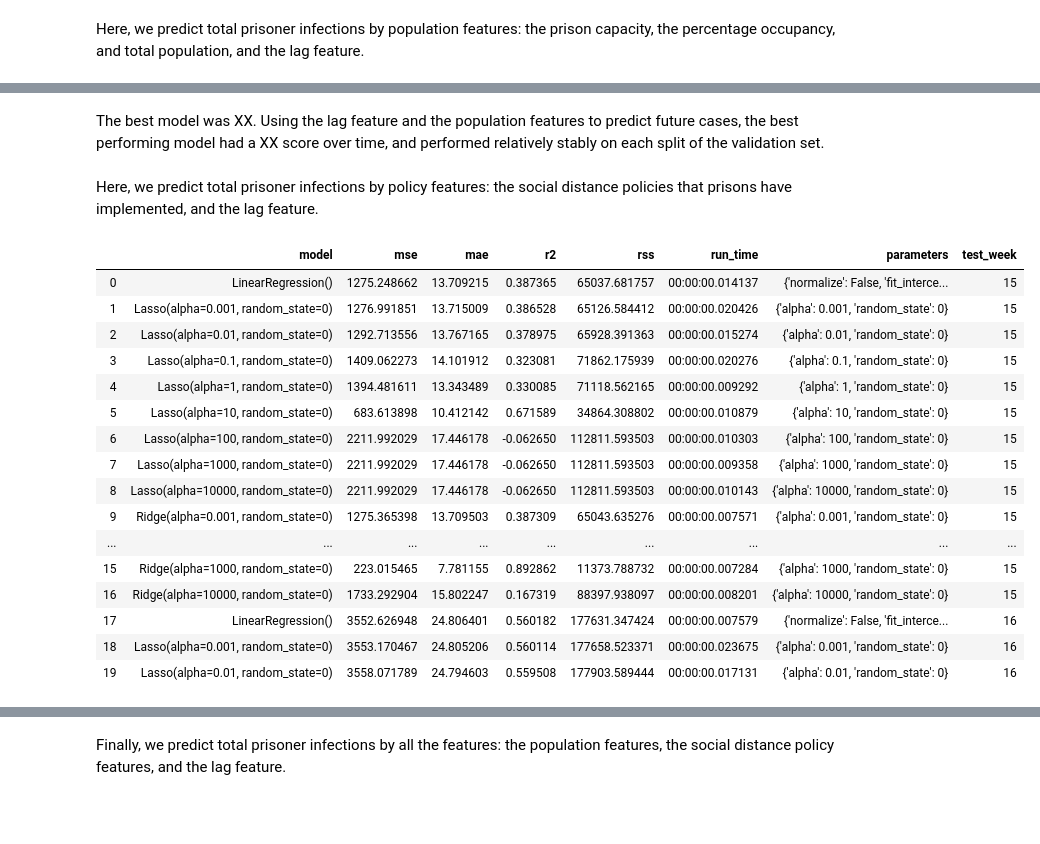
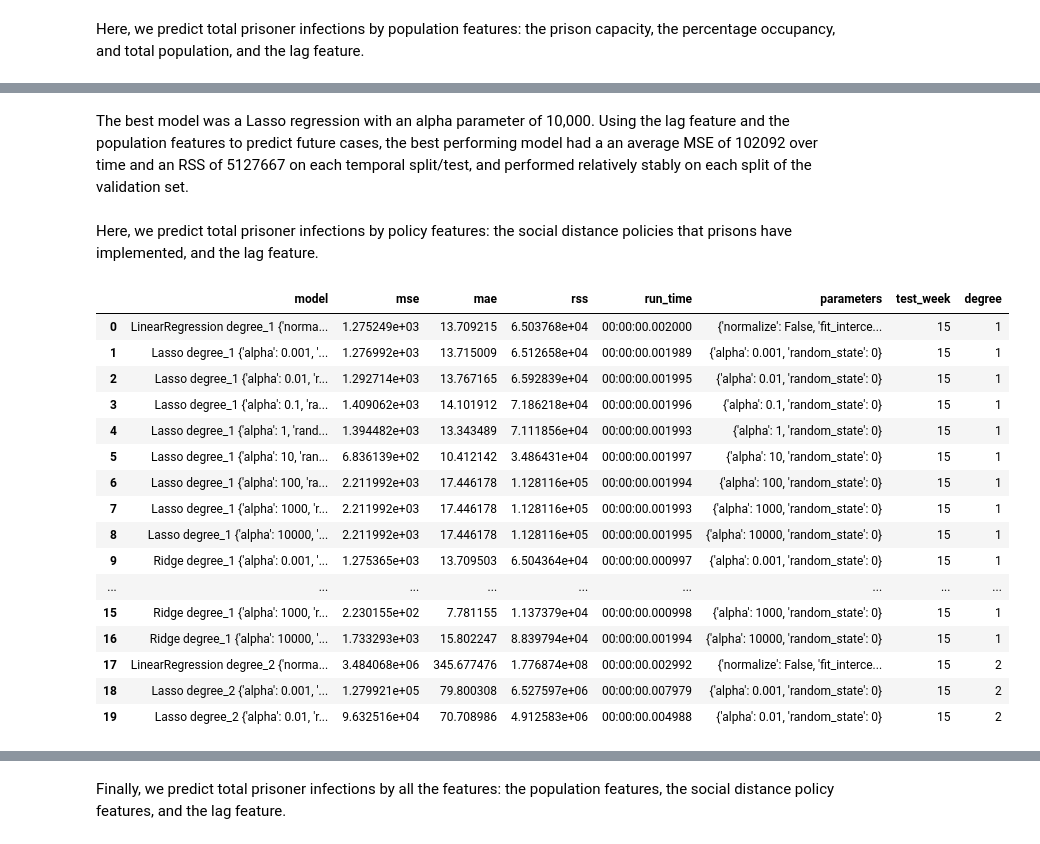
Before and after one commit to christi-liongson/covid_decarceration, a Jupyter notebook: analysis/prison_data_processing.ipynb, the cells around one changed output, grey strips where cells are left out. Saved outputs shown, nothing was run; the diff lists cells and outputs as text; code cells hidden in the pictures; blank space fills up the shorter version.

```diff
--- a/analysis/prison_data_processing.ipynb
+++ b/analysis/prison_data_processing.ipynb
@@ -684,7 +689,7 @@ def evaluate_model(test_df, target, predictions, verbose=True):
 
     return eval_metrics
 # %%
-def cross_validate(temporal_splits, features, target, models, grid):
+def cross_validate(temporal_splits, features, target, degrees, models, grid):
     '''
     Runs a temporal cross validation process. For each temporal split in the
     data, run a grid search to find the best model.
@@ -696,15 +701,16 @@ def cross_validate(temporal_splits, features, target, models, grid):
                             temporal cv validation set)
         - features: (lst) a list of features used to predict the target
         - target: (str) the target we are trying to predict
+        - degrees: (lst) the degrees of different polynomial basis expansions
         - models: (dict) a dictionary containing the models we will be using
                    to predict the target
         - grid: (dict) a dictionary containing the various combinations of
                  parameters will be be running for each model
 
     Returns:
-        - cv_eval: (pandas df) a dataframe containing the results of the temporal
-                    cross validation: the performance of each model on each time
-                    split across a number of metrics
+        - cv_df: (pandas df) a dataframe containing the results of the temporal
+                  cross validation: the performance of each model on each time
+                  split across a number of metrics
     '''
     cv_eval = []
 
@@ -713,13 +719,24 @@ def cross_validate(temporal_splits, features, target, models, grid):
         test = cv['test']
         test_week = cv['test_week']
 
-        model_perf = run_grid_search(train, test, test_week, features, target,
-                                     models, grid)
-        cv_eval.append(model_perf)
-    cv_df = pd.concat(cv_eval).astype(dtype={'mse': float, 'mae': float, 'r2': float, 'rss': float})
+        for deg in degrees:
+            poly = PolynomialFeatures(degree=deg)
+            X_train = poly.fit_transform(train[features].copy())
+            y_train = train[target].copy()
+            X_test = poly.fit_transform(test[features].copy())
+            y_test = test[target].copy()
+
+            model_perf = run_grid_search(X_train, y_train, X_test, y_test, test_week, deg,
+                                    models, grid)
+            cv_eval.append(model_perf)
+
+    cv_df = pd.concat(cv_eval).astype(dtype={'mse': float, 'mae': float, 'rss': float})
 
     cv_df.reset_index(inplace=True)
-    cv_df.rename(columns={"index": "model"}, inplace=True)
+    cv_df.rename(columns={'index': 'model'}, inplace=True)
+    cv_df['model'] = cv_df['model'].str.extract(r"(\w+)\(")[0] + " " + \
+                                    "degree_" + cv_df['degree'] + " " + \
+                                    cv_df["parameters"].astype(str)
 
     return cv_df
 # %% [markdown]
@@ -727,6 +744,7 @@ def cross_validate(temporal_splits, features, target, models, grid):
 
 Note, in doing so, we lose the first week of data - we have no data on cases before the first week in our dataset.
 # %%
+degrees = [1, 2, 3]
 naive_features = ['lag_prisoner_cases']
 target = 'total_prisoner_cases'
 # %%
@@ -836,30 +892,30 @@ graph_cv_scores(pop_cv_df, accuracy_metrics, 'model', 'Accuracy Scores')
 # %% [markdown]
-The best model was XX. Using the lag feature and the population features to predict future cases, the best performing model had a XX score over time, and performed relatively stably on each split of the validation set.
+The best model was a Lasso regression with an alpha parameter of 10,000. Using the lag feature and the population features to predict future cases, the best performing model had a an average MSE of 102092 over time and an RSS of 5127667 on each temporal split/test, and performed relatively stably on each split of the validation set.
 # %%
 ## Rerun the best model and look at coefficients to determine feature importance
 # %% [markdown]
 Here, we predict total prisoner infections by policy features: the social distance policies that prisons have implemented, and the lag feature.
 # %%
-policy_cv_df = cross_validate(train_cv_splits, policy_features, target, MODELS, GRID)
+policy_cv_df = cross_validate(train_cv_splits, policy_features, target, degrees, MODELS, GRID)
 policy_cv_df.head(20)
 # %% [output]
-|  | model | mse | mae | r2 | rss | run_time | parameters | test_week |
-| 0 | LinearRegression() | 1275.248662 | 13.709215 | 0.387365 | 65037.681757 | 00:00:00.014137 | {'normalize': False, 'fit_interce... | 15 |
-| 1 | Lasso(alpha=0.001, random_state=0) | 1276.991851 | 13.715009 | 0.386528 | 65126.584412 | 00:00:00.020426 | {'alpha': 0.001, 'random_state': 0} | 15 |
-| 2 | Lasso(alpha=0.01, random_state=0) | 1292.713556 | 13.767165 | 0.378975 | 65928.391363 | 00:00:00.015274 | {'alpha': 0.01, 'random_state': 0} | 15 |
-| 3 | Lasso(alpha=0.1, random_state=0) | 1409.062273 | 14.101912 | 0.323081 | 71862.175939 | 00:00:00.020276 | {'alpha': 0.1, 'random_state': 0} | 15 |
-| 4 | Lasso(alpha=1, random_state=0) | 1394.481611 | 13.343489 | 0.330085 | 71118.562165 | 00:00:00.009292 | {'alpha': 1, 'random_state': 0} | 15 |
-| 5 | Lasso(alpha=10, random_state=0) | 683.613898 | 10.412142 | 0.671589 | 34864.308802 | 00:00:00.010879 | {'alpha': 10, 'random_state': 0} | 15 |
-| 6 | Lasso(alpha=100, random_state=0) | 2211.992029 | 17.446178 | -0.062650 | 112811.593503 | 00:00:00.010303 | {'alpha': 100, 'random_state': 0} | 15 |
-| 7 | Lasso(alpha=1000, random_state=0) | 2211.992029 | 17.446178 | -0.062650 | 112811.593503 | 00:00:00.009358 | {'alpha': 1000, 'random_state': 0} | 15 |
-| 8 | Lasso(alpha=10000, random_state=0) | 2211.992029 | 17.446178 | -0.062650 | 112811.593503 | 00:00:00.010143 | {'alpha': 10000, 'random_state': 0} | 15 |
-| 9 | Ridge(alpha=0.001, random_state=0) | 1275.365398 | 13.709503 | 0.387309 | 65043.635276 | 00:00:00.007571 | {'alpha': 0.001, 'random_state': 0} | 15 |
+|  | model | mse | mae | rss | run_time | parameters | test_week | degree |
+| 0 | LinearRegression degree_1 {'norma... | 1.275249e+03 | 13.709215 | 6.503768e+04 | 00:00:00.002000 | {'normalize': False, 'fit_interce... | 15 | 1 |
+| 1 | Lasso degree_1 {'alpha': 0.001, '... | 1.276992e+03 | 13.715009 | 6.512658e+04 | 00:00:00.001989 | {'alpha': 0.001, 'random_state': 0} | 15 | 1 |
+| 2 | Lasso degree_1 {'alpha': 0.01, 'r... | 1.292714e+03 | 13.767165 | 6.592839e+04 | 00:00:00.001995 | {'alpha': 0.01, 'random_state': 0} | 15 | 1 |
+| 3 | Lasso degree_1 {'alpha': 0.1, 'ra... | 1.409062e+03 | 14.101912 | 7.186218e+04 | 00:00:00.001996 | {'alpha': 0.1, 'random_state': 0} | 15 | 1 |
+| 4 | Lasso degree_1 {'alpha': 1, 'rand... | 1.394482e+03 | 13.343489 | 7.111856e+04 | 00:00:00.001993 | {'alpha': 1, 'random_state': 0} | 15 | 1 |
+| 5 | Lasso degree_1 {'alpha': 10, 'ran... | 6.836139e+02 | 10.412142 | 3.486431e+04 | 00:00:00.001997 | {'alpha': 10, 'random_state': 0} | 15 | 1 |
+| 6 | Lasso degree_1 {'alpha': 100, 'ra... | 2.211992e+03 | 17.446178 | 1.128116e+05 | 00:00:00.001994 | {'alpha': 100, 'random_state': 0} | 15 | 1 |
+| 7 | Lasso degree_1 {'alpha': 1000, 'r... | 2.211992e+03 | 17.446178 | 1.128116e+05 | 00:00:00.001993 | {'alpha': 1000, 'random_state': 0} | 15 | 1 |
+| 8 | Lasso degree_1 {'alpha': 10000, '... | 2.211992e+03 | 17.446178 | 1.128116e+05 | 00:00:00.001995 | {'alpha': 10000, 'random_state': 0} | 15 | 1 |
+| 9 | Ridge degree_1 {'alpha': 0.001, '... | 1.275365e+03 | 13.709503 | 6.504364e+04 | 00:00:00.000997 | {'alpha': 0.001, 'random_state': 0} | 15 | 1 |
 | ... | ... | ... | ... | ... | ... | ... | ... | ... |
-| 15 | Ridge(alpha=1000, random_state=0) | 223.015465 | 7.781155 | 0.892862 | 11373.788732 | 00:00:00.007284 | {'alpha': 1000, 'random_state': 0} | 15 |
-| 16 | Ridge(alpha=10000, random_state=0) | 1733.292904 | 15.802247 | 0.167319 | 88397.938097 | 00:00:00.008201 | {'alpha': 10000, 'random_state': 0} | 15 |
-| 17 | LinearRegression() | 3552.626948 | 24.806401 | 0.560182 | 177631.347424 | 00:00:00.007579 | {'normalize': False, 'fit_interce... | 16 |
-| 18 | Lasso(alpha=0.001, random_state=0) | 3553.170467 | 24.805206 | 0.560114 | 177658.523371 | 00:00:00.023675 | {'alpha': 0.001, 'random_state': 0} | 16 |
-| 19 | Lasso(alpha=0.01, random_state=0) | 3558.071789 | 24.794603 | 0.559508 | 177903.589444 | 00:00:00.017131 | {'alpha': 0.01, 'random_state': 0} | 16 |
+| 15 | Ridge degree_1 {'alpha': 1000, 'r... | 2.230155e+02 | 7.781155 | 1.137379e+04 | 00:00:00.000998 | {'alpha': 1000, 'random_state': 0} | 15 | 1 |
+| 16 | Ridge degree_1 {'alpha': 10000, '... | 1.733293e+03 | 15.802247 | 8.839794e+04 | 00:00:00.001994 | {'alpha': 10000, 'random_state': 0} | 15 | 1 |
+| 17 | LinearRegression degree_2 {'norma... | 3.484068e+06 | 345.677476 | 1.776874e+08 | 00:00:00.002992 | {'normalize': False, 'fit_interce... | 15 | 2 |
+| 18 | Lasso degree_2 {'alpha': 0.001, '... | 1.279921e+05 | 79.800308 | 6.527597e+06 | 00:00:00.007979 | {'alpha': 0.001, 'random_state': 0} | 15 | 2 |
+| 19 | Lasso degree_2 {'alpha': 0.01, 'r... | 9.632516e+04 | 70.708986 | 4.912583e+06 | 00:00:00.004988 | {'alpha': 0.01, 'random_state': 0} | 15 | 2 |
 # %%
 ## PLOT THE MODELS AND THEIR PERFORMANCE HERE!
 graph_cv_scores(policy_cv_df, accuracy_metrics, 'model', 'Accuracy Scores')
```
Also changed, not shown: parts of 19 cells of this notebook, 1 other file.
